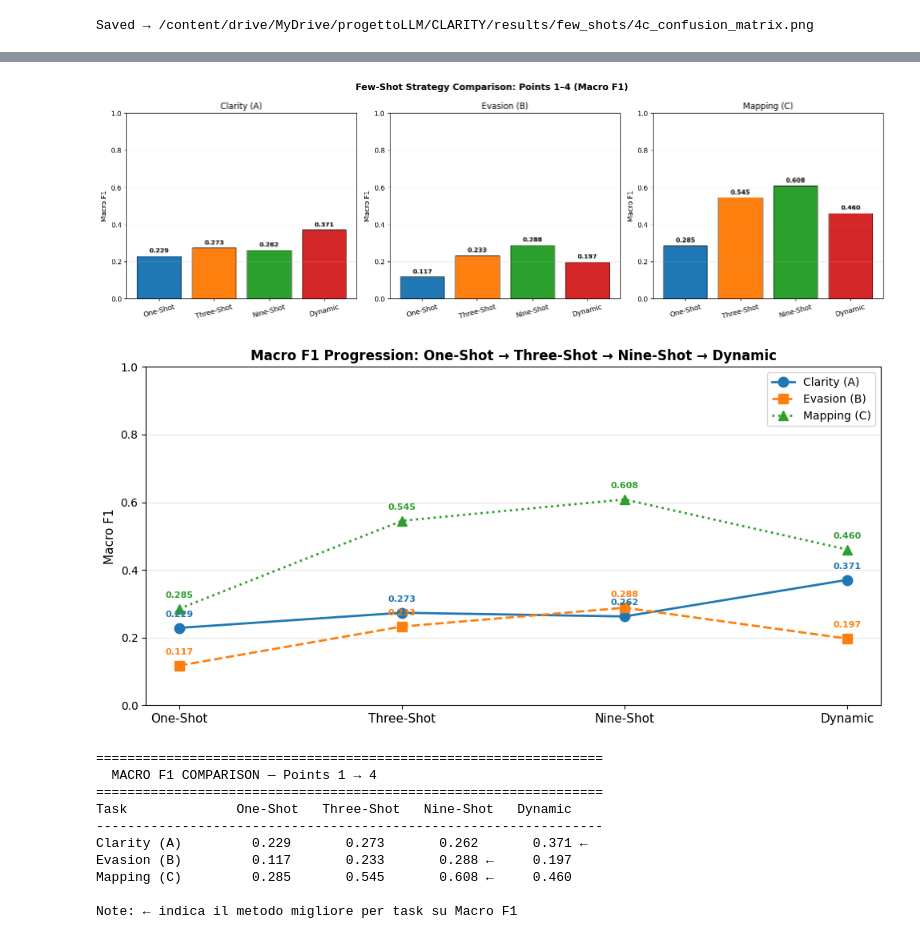
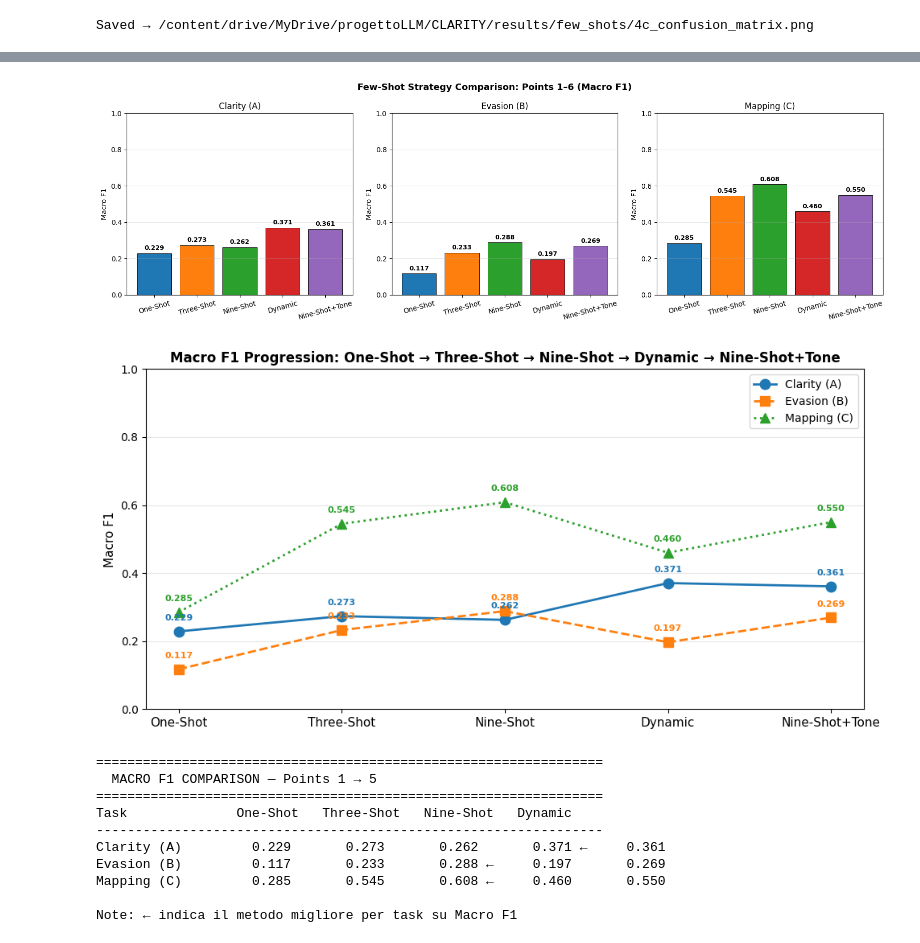
Before and after one commit to itsPinguiz/CLARITY, a Jupyter notebook: notebooks/04_few_shots_llm.ipynb, the cells around one changed output, grey strips where cells are left out. Drawn from its saved outputs; the diff is of its cells as text; code cells hidden in the pictures.

```diff
--- a/notebooks/04_few_shots_llm.ipynb
+++ b/notebooks/04_few_shots_llm.ipynb
@@ -2283,14 +2470,17 @@ rows_summary = [
     ('2A', 'Three-Shot', 'Clarity (A)', metrics_2a),
     ('3A', 'Nine-Shot',  'Clarity (A)', metrics_3a),
     ('4A', 'Dynamic',    'Clarity (A)', metrics_4a),
+    ('5A', 'Nine-Shot+Tone', 'Clarity (A)', metrics_5a),
     ('1B', 'One-Shot',   'Evasion (B)', metrics_1b),
     ('2B', 'Three-Shot', 'Evasion (B)', metrics_2b),
     ('3B', 'Nine-Shot',  'Evasion (B)', metrics_3b),
     ('4B', 'Dynamic',    'Evasion (B)', metrics_4b),
+    ('5B', 'Nine-Shot+Tone', 'Evasion (B)', metrics_5b),
     ('1C', 'One-Shot',   'Mapping (C)', metrics_1c),
     ('2C', 'Three-Shot', 'Mapping (C)', metrics_2c),
     ('3C', 'Nine-Shot',  'Mapping (C)', metrics_3c),
     ('4C', 'Dynamic',    'Mapping (C)', metrics_4c),
+    ('5C', 'Nine-Shot+Tone', 'Mapping (C)', metrics_5c),
 ]
 
 df_summary_full = pd.DataFrame([
@@ -2301,18 +2491,18 @@ df_summary_full = pd.DataFrame([
 ])
 
 print('\n' + '='*70)
-print('  FULL COMPARISON — Points 1 → 4 (all strategies, all tasks)')
+print('  FULL COMPARISON — Points 1 → 5 (all strategies, all tasks)')
 print('='*70)
 print(df_summary_full.to_string(index=False))
 
 
 # ── Bar chart: accuracy by task and strategy ───────────────────────────────
-strategies  = ['One-Shot', 'Three-Shot', 'Nine-Shot', 'Dynamic']
+strategies  = ['One-Shot', 'Three-Shot', 'Nine-Shot', 'Dynamic', 'Nine-Shot+Tone']
 task_labels = ['Clarity (A)', 'Evasion (B)', 'Mapping (C)']
-colors      = ['#1f77b4', '#ff7f0e', '#2ca02c', '#d62728']
+colors      = ['#1f77b4', '#ff7f0e', '#2ca02c', '#d62728', '#9467bd']
 
 fig, axes = plt.subplots(1, 3, figsize=(16, 5), sharey=False)
-fig.suptitle('Few-Shot Strategy Comparison: Points 1–4', fontsize=13, fontweight='bold')
+fig.suptitle('Few-Shot Strategy Comparison: Points 1–6', fontsize=13, fontweight='bold')
 
 for ax, task in zip(axes, task_labels):
     task_df = df_summary_full[df_summary_full['Task'] == task]
@@ -2356,7 +2546,7 @@ ax.set_xticks(x)
 ax.set_xticklabels(strategies)
 ax.set_ylabel('Accuracy')
 ax.set_ylim(0, 1.05)
-ax.set_title('Accuracy Progression: One-Shot → Three-Shot → Nine-Shot → Dynamic')
+ax.set_title('Accuracy Progression: One-Shot → Three-Shot → Nine-Shot → Dynamic → Nine-Shot+Tone')
 ax.legend()
 ax.grid(axis='y', alpha=0.3)
 
@@ -2366,8 +2556,8 @@ plt.show()
 
 
 # ── Save full summary ──────────────────────────────────────────────────────
-df_summary_full.to_csv(SAVE_DIR / 'summary_points_1_to_4.csv', index=False)
-print(f'\nFull summary saved → {SAVE_DIR / "summary_points_1_to_4.csv"}')
+df_summary_full.to_csv(SAVE_DIR / 'summary_points_1_to_5.csv', index=False)
+print(f'\nFull summary saved → {SAVE_DIR / "summary_points_1_to_5.csv"}')
 
 print('\n── Best strategy per task (Accuracy) ──')
 for task in task_labels:
@@ -2407,7 +2600,7 @@ import numpy as np
 import matplotlib.pyplot as plt
 
 def load_macro_f1(metrics_var, fallback_json_path):
-    """Carica macro F1 dalla variabile in memoria o dal JSON su disco."""
+    """Load Macro F1 from metrics variable or fallback JSON file."""
     try:
         f1_vals = list(metrics_var['f1'].values())
         return np.mean(f1_vals) if f1_vals else 0.0
@@ -2424,28 +2617,31 @@ f1_data = {
         'Three-Shot': load_macro_f1(metrics_2a, SAVE_DIR / '2a_threeshot_clarity_metrics.json'),
         'Nine-Shot':  load_macro_f1(metrics_3a, SAVE_DIR / '3a_nineshot_clarity_metrics.json'),
         'Dynamic':    load_macro_f1(metrics_4a, SAVE_DIR / '4a_dynamic_clarity_metrics.json'),
+        'Nine-Shot+Tone': load_macro_f1(metrics_5a, SAVE_DIR / '5a_nineshot_tone_clarity_metrics.json'),
     },
     'Evasion (B)': {
         'One-Shot':   load_macro_f1(metrics_1b, SAVE_DIR / '1b_oneshot_evasion_metrics.json'),
         'Three-Shot': load_macro_f1(metrics_2b, SAVE_DIR / '2b_threeshot_evasion_metrics.json'),
         'Nine-Shot':  load_macro_f1(metrics_3b, SAVE_DIR / '3b_nineshot_evasion_metrics.json'),
         'Dynamic':    load_macro_f1(metrics_4b, SAVE_DIR / '4b_dynamic_evasion_metrics.json'),
+        'Nine-Shot+Tone': load_macro_f1(metrics_5b, SAVE_DIR / '5b_nineshot_tone_evasion_metrics.json'),
     },
     'Mapping (C)': {
         'One-Shot':   load_macro_f1(metrics_1c, SAVE_DIR / '1c_oneshot_evasion_to_clarity_metrics.json'),
         'Three-Shot': load_macro_f1(metrics_2c, SAVE_DIR / '2c_threeshot_evasion_to_clarity_metrics.json'),
         'Nine-Shot':  load_macro_f1(metrics_3c, SAVE_DIR / '3c_nineshot_evasion_to_clarity_metrics.json'),
         'Dynamic':    load_macro_f1(metrics_4c, SAVE_DIR / '4c_dynamic_evasion_to_clarity_metrics.json'),
+        'Nine-Shot+Tone': load_macro_f1(metrics_5c, SAVE_DIR / '5c_nineshot_tone_evasion_to_clarity_metrics.json'),
     },
 }
 
-strategies  = ['One-Shot', 'Three-Shot', 'Nine-Shot', 'Dynamic']
+strategies  = ['One-Shot', 'Three-Shot', 'Nine-Shot', 'Dynamic', 'Nine-Shot+Tone']
 task_labels = ['Clarity (A)', 'Evasion (B)', 'Mapping (C)']
-colors      = ['#1f77b4', '#ff7f0e', '#2ca02c', '#d62728']
+colors      = ['#1f77b4', '#ff7f0e', '#2ca02c', '#d62728', '#9467bd']
 
 # ── Grafico 7 bis: Bar chart Macro F1 ─────────────────────────────────────
 fig, axes = plt.subplots(1, 3, figsize=(16, 5), sharey=False)
-fig.suptitle('Few-Shot Strategy Comparison: Points 1–4 (Macro F1)',
+fig.suptitle('Few-Shot Strategy Comparison: Points 1–6 (Macro F1)',
              fontsize=13, fontweight='bold')
 
 for ax, task in zip(axes, task_labels):
@@ -2485,45 +2681,45 @@ for task, marker, ls, color in [
 
 ax.set_xticks(x)
 ax.set_xticklabels(strategies, fontsize=11)
 ax.set_ylabel('Macro F1', fontsize=11)
 ax.set_ylim(0, 1.0)
-ax.set_title('Macro F1 Progression: One-Shot → Three-Shot → Nine-Shot → Dynamic',
+ax.set_title('Macro F1 Progression: One-Shot → Three-Shot → Nine-Shot → Dynamic → Nine-Shot+Tone',
              fontsize=12, fontweight='bold')
 ax.legend(fontsize=10)
 ax.grid(axis='y', alpha=0.3)
 
 plt.tight_layout()
 plt.savefig(SAVE_DIR / '4_progression_macro_f1_line.png',
             dpi=150, bbox_inches='tight')
 plt.show()
 
 # ── Tabella numerica completa ──────────────────────────────────────────────
 print('\n' + '='*65)
-print('  MACRO F1 COMPARISON — Points 1 → 4')
+print('  MACRO F1 COMPARISON — Points 1 → 5')
 print('='*65)
 print(f'{"Task":<15} {"One-Shot":>10} {"Three-Shot":>12} '
       f'{"Nine-Shot":>11} {"Dynamic":>9}')
 print('-'*65)
 for task in task_labels:
     vals = [f1_data[task][s] for s in strategies]
     best_idx = int(np.argmax(vals))
     row = f'{task:<15}'
     for i, (s, v) in enumerate(zip(strategies, vals)):
         marker = ' ←' if i == best_idx else '  '
         row += f'{v:>10.3f}{marker}'
     print(row)
 
-print('\nNote: ← indica il metodo migliore per task su Macro F1')
+print('\nNote: ← indicates the best Macro F1 for that task across strategies.')
 # %% [output]
-[figure, old version]
+[figure, new version]
-[figure, old version]
+[figure, new version]
 =================================================================
-  MACRO F1 COMPARISON — Points 1 → 4
+  MACRO F1 COMPARISON — Points 1 → 5
 =================================================================
 Task              One-Shot   Three-Shot   Nine-Shot   Dynamic
 -----------------------------------------------------------------
-Clarity (A)         0.229       0.273       0.262       0.371 ←
-Evasion (B)         0.117       0.233       0.288 ←     0.197
-Mapping (C)         0.285       0.545       0.608 ←     0.460
+Clarity (A)         0.229       0.273       0.262       0.371 ←     0.361
+Evasion (B)         0.117       0.233       0.288 ←     0.197       0.269
+Mapping (C)         0.285       0.545       0.608 ←     0.460       0.550
 
 Note: ← indica il metodo migliore per task su Macro F1
```
Also changed, not shown: parts of 19 cells of this notebook, 7 other files.
